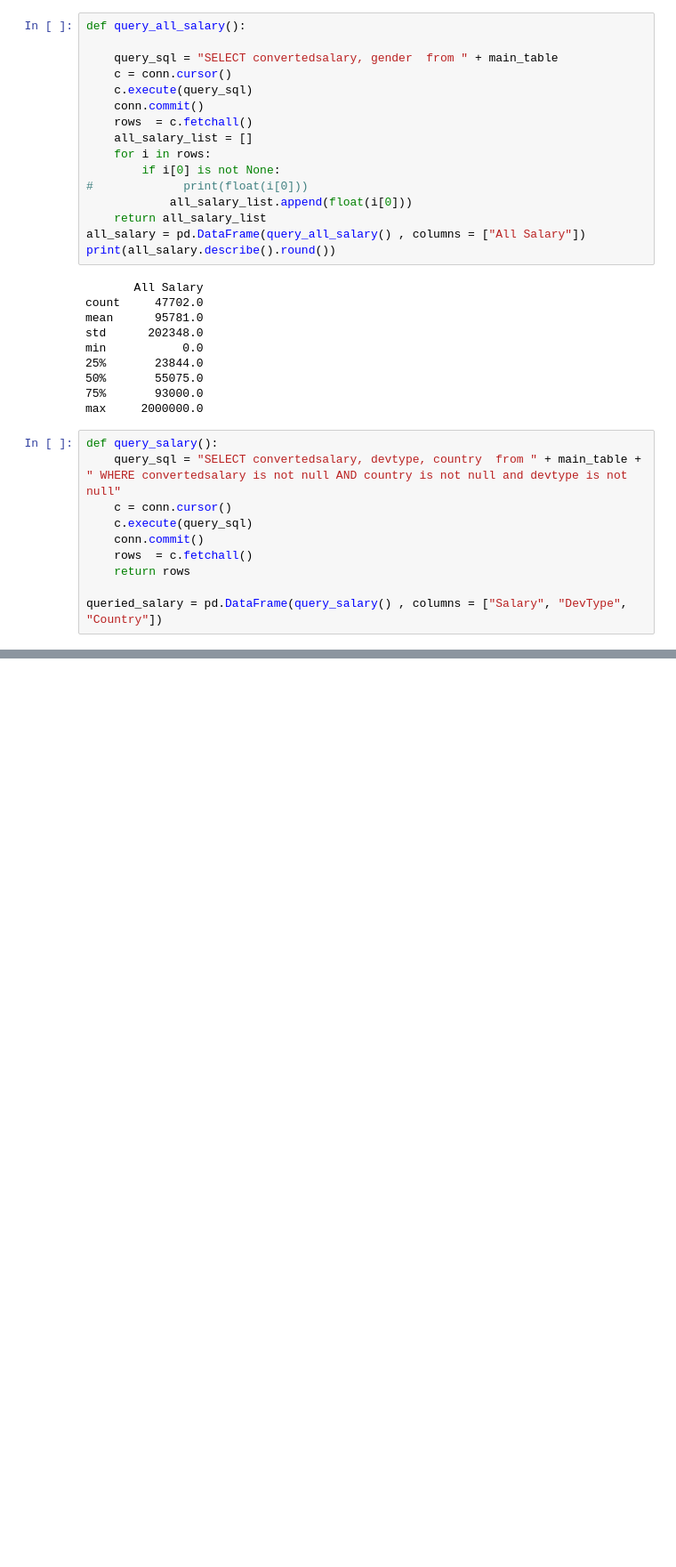
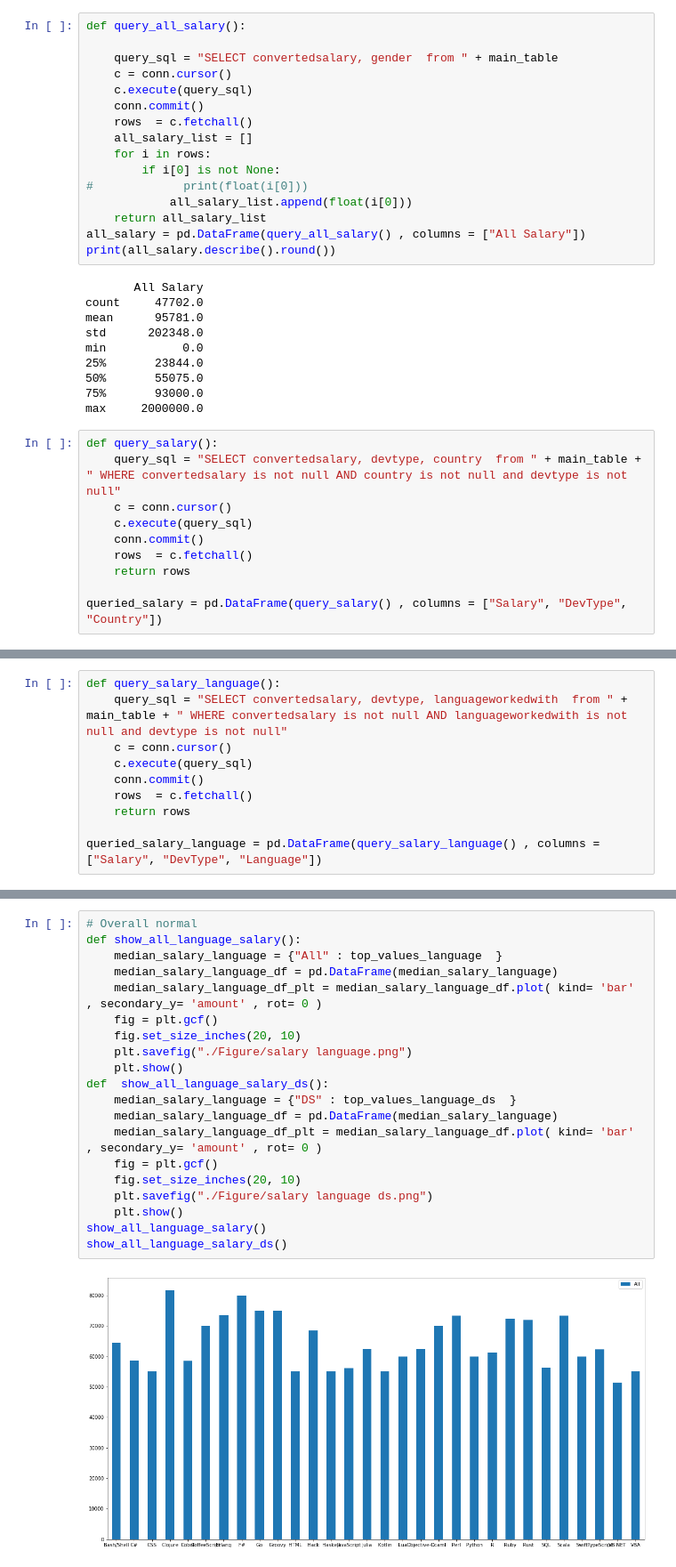
Before and after one commit to szacharias/Analysis-of-the-StackOverFlow-2018-survey, a Jupyter notebook: Final Project.ipynb, the cells around one changed output, grey strips where cells are left out. Shown: that part at 89% size. Cells and saved outputs as stored; diff of their text form; blank space fills up the shorter version.

```diff
--- a/Final Project.ipynb
+++ b/Final Project.ipynb
@@ -1116,0 +1194,10 @@ def find_salary_report():
+# %%
+def query_salary_language():
+    query_sql = "SELECT convertedsalary, devtype, languageworkedwith  from " + main_table + " WHERE convertedsalary is not null AND languageworkedwith is not null and devtype is not null"
+    c = conn.cursor()
+    c.execute(query_sql)
+    conn.commit()
+    rows  = c.fetchall()
+    return rows
+
+queried_salary_language = pd.DataFrame(query_salary_language() , columns = ["Salary", "DevType", "Language"])
@@ -1116,0 +1336,22 @@ def find_salary_report():
+# %%
+# Overall normal
+def show_all_language_salary():
+    median_salary_language = {"All" : top_values_language  }
+    median_salary_language_df = pd.DataFrame(median_salary_language)
+    median_salary_language_df_plt = median_salary_language_df.plot( kind= 'bar' , secondary_y= 'amount' , rot= 0 )
+    fig = plt.gcf()
+    fig.set_size_inches(20, 10)
+    plt.savefig("./Figure/salary language.png")
+    plt.show()
+def  show_all_language_salary_ds():
+    median_salary_language = {"DS" : top_values_language_ds  }
+    median_salary_language_df = pd.DataFrame(median_salary_language)
+    median_salary_language_df_plt = median_salary_language_df.plot( kind= 'bar' , secondary_y= 'amount' , rot= 0 )
+    fig = plt.gcf()
+    fig.set_size_inches(20, 10)
+    plt.savefig("./Figure/salary language ds.png")
+    plt.show()
+show_all_language_salary()
+show_all_language_salary_ds()
+# %% [output]
+[figure, added]
```
Also changed, not shown: parts of 13 cells of this notebook, 5 other files.
